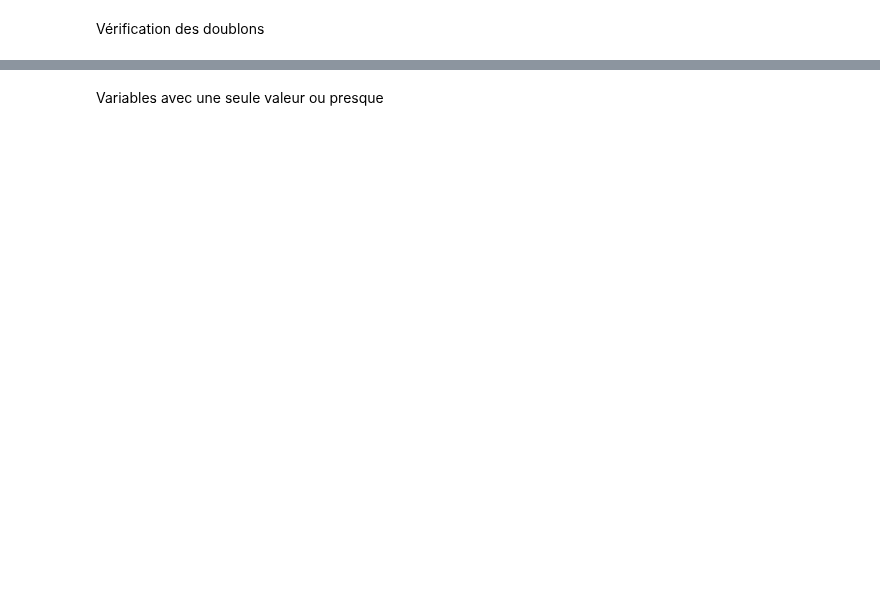
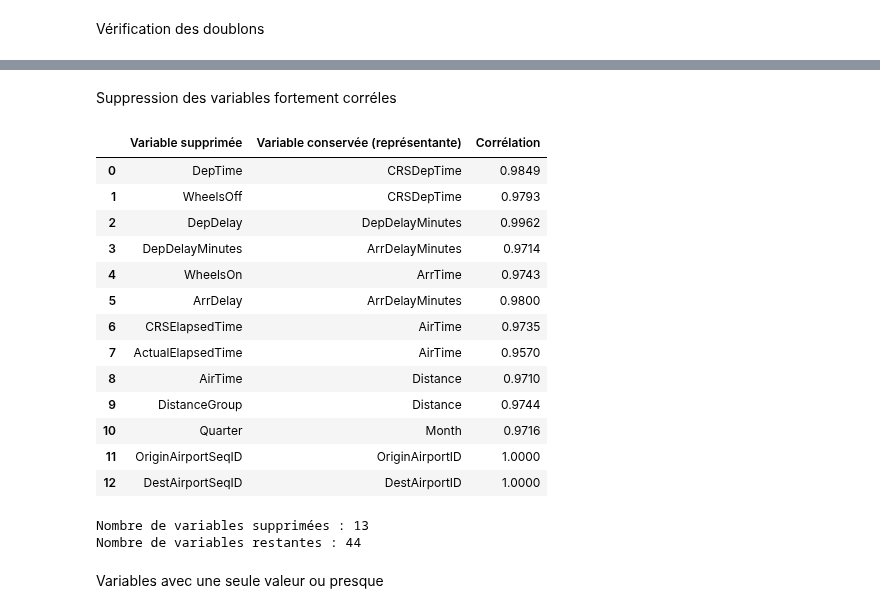
Before and after one commit to seguinx/Projet_Pr-diction_Avion-_retard, a Jupyter notebook: PROJET/Dataset/Prétraitement_données.ipynb, the cells around one changed output, grey strips where cells are left out. Drawn from its saved outputs; the diff is of its cells as text; code cells hidden in the pictures; blank space fills up the shorter version.

```diff
--- a/PROJET/Dataset/Prétraitement_données.ipynb
+++ b/PROJET/Dataset/Prétraitement_données.ipynb
@@ -57,2 +80,12 @@ Colonnes dupliquées : [('Marketing_Airline_Network', 'IATA_Code_Marketing_Airli
 # %%
-df = df.loc[:, ~df.T.duplicated()]
+# Supprimer la deuxième variable de chaque couple
+colonnes_a_supprimer = list(dict.fromkeys(
+    col2 for col1, col2 in colonnes_dupliquees
+))
+
+df = df.drop(columns=colonnes_a_supprimer)
+
+# Afficher les résultats
+print("Variables supprimées :", colonnes_a_supprimer)
+print("Nombre de variables supprimées :", len(colonnes_a_supprimer))
+print("Nombre de variables restantes :", len(df.columns))
@@ -59,3 +110,66 @@ df = df.loc[:, ~df.T.duplicated()]
+# %% [markdown]
+Suppression des variables fortement corréles
+# %%
+import pandas as pd
+
+variables_a_garder = ["Distance", "ArrDelayMinutes", "ArrDel15", "Month"]
+correlations = df.select_dtypes(include="number").corr().abs()
+colonnes = correlations.columns
+
+colonnes_a_supprimer = set()
+correspondances = []
+
+for i in range(len(colonnes)):
+    for j in range(i + 1, len(colonnes)):
+        col1 = colonnes[i]
+        col2 = colonnes[j]
+        correlation = correlations.loc[col1, col2]
+
+        if correlation >= 0.95:
+            if col1 in colonnes_a_supprimer or col2 in colonnes_a_supprimer:
+                continue
+
+            if col1 in variables_a_garder:
+                supprimee, conservee = col2, col1
+            elif col2 in variables_a_garder:
+                supprimee, conservee = col1, col2
+            else:
+                supprimee, conservee = col2, col1
+
+            if supprimee not in variables_a_garder:
+                colonnes_a_supprimer.add(supprimee)
+                correspondances.append({
+                    "Variable supprimée": supprimee,
+                    "Variable conservée (représentante)": conservee,
+                    "Corrélation": round(correlation, 4)
+                })
+
+# Afficher un seul tableau
+tableau_correlations = pd.DataFrame(correspondances)
+display(tableau_correlations)
+
+# Supprimer les variables du dataframe
+df = df.drop(columns=list(colonnes_a_supprimer))
+
+print("Nombre de variables supprimées :", len(colonnes_a_supprimer))
+print("Nombre de variables restantes :", len(df.columns))
+# %% [output]
+|  | Variable supprimée | Variable conservée (représentante) | Corrélation |
+| 0 | DepTime | CRSDepTime | 0.9849 |
+| 1 | WheelsOff | CRSDepTime | 0.9793 |
+| 2 | DepDelay | DepDelayMinutes | 0.9962 |
+| 3 | DepDelayMinutes | ArrDelayMinutes | 0.9714 |
+| 4 | WheelsOn | ArrTime | 0.9743 |
+| 5 | ArrDelay | ArrDelayMinutes | 0.9800 |
+| 6 | CRSElapsedTime | AirTime | 0.9735 |
+| 7 | ActualElapsedTime | AirTime | 0.9570 |
+| 8 | AirTime | Distance | 0.9710 |
+| 9 | DistanceGroup | Distance | 0.9744 |
+| 10 | Quarter | Month | 0.9716 |
+| 11 | OriginAirportSeqID | OriginAirportID | 1.0000 |
+| 12 | DestAirportSeqID | DestAirportID | 1.0000 |
+Nombre de variables supprimées : 13
+Nombre de variables restantes : 44
 # %% [markdown]
 Variables avec une seule valeur ou presque
 # %%
```
Also changed, not shown: parts of 16 cells of this notebook, 1 other file.
